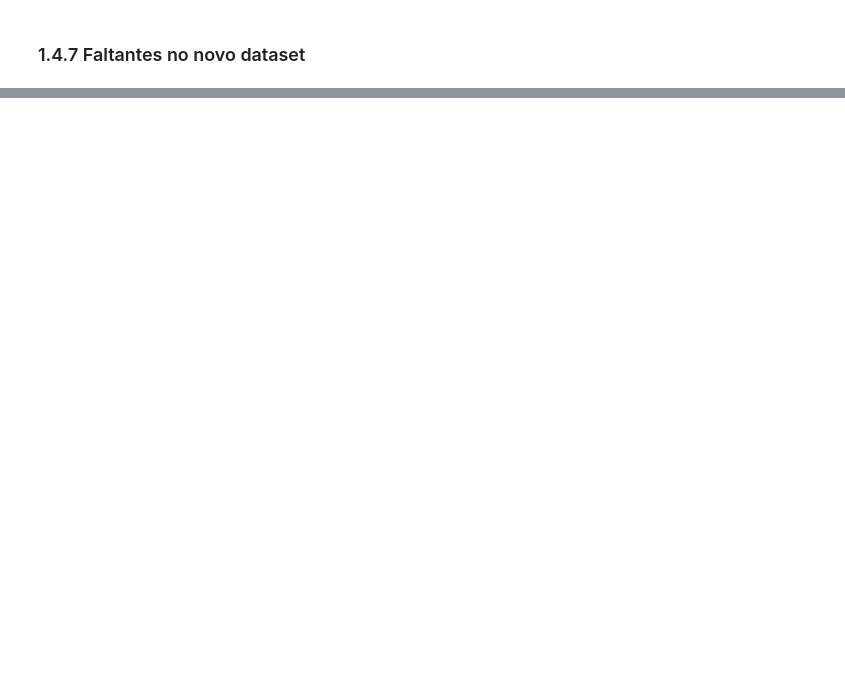
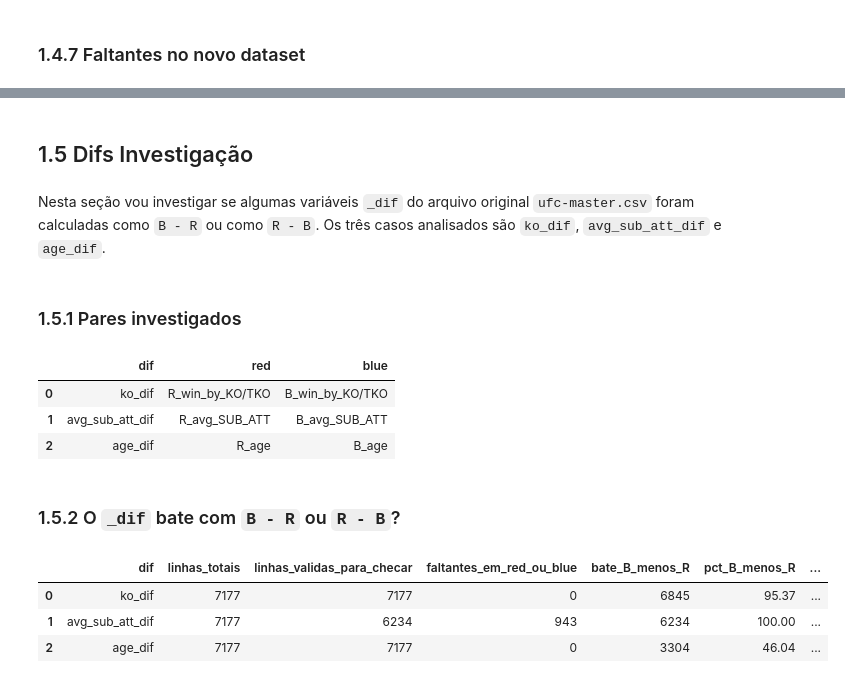
Before and after one commit to joaopjpc/UFSCIENCE, a Jupyter notebook: UFC_first_clean_data.ipynb, the cells around one changed output, grey strips where cells are left out. Drawn from its saved outputs; the diff is of its cells as text; code cells hidden in the pictures; blank space fills up the shorter version.

Commit message:
Mudança - Extraindo variaveis 'dif' por uma investigação que mostrou inconsistencias

```diff
--- a/UFC_first_clean_data.ipynb
+++ b/UFC_first_clean_data.ipynb
@@ -640,2 +616,63 @@ faltantes_por_ano = (
 | B_avg_TD_pct | 3 | 0.11 |
 | R_avg_TD_pct | 3 | 0.11 |
+# %% [markdown]
+## 1.5 Difs Investigação
+# %% [markdown]
+Nesta seção vou investigar se algumas variáveis `_dif` do arquivo original `ufc-master.csv` foram calculadas como `B - R` ou como `R - B`. Os três casos analisados são `ko_dif`, `avg_sub_att_dif` e `age_dif`.
+# %% [markdown]
+### 1.5.1 Pares investigados
+# %%
+import numpy as np
+
+df_master = pd.read_csv('ufc-master.csv', parse_dates=['date'])
+
+pares_dif = [
+    {'dif': 'ko_dif', 'red': 'R_win_by_KO/TKO', 'blue': 'B_win_by_KO/TKO'},
+    {'dif': 'avg_sub_att_dif', 'red': 'R_avg_SUB_ATT', 'blue': 'B_avg_SUB_ATT'},
+    {'dif': 'age_dif', 'red': 'R_age', 'blue': 'B_age'},
+]
+
+pd.DataFrame(pares_dif)
+# %% [output]
+|  | dif | red | blue |
+| 0 | ko_dif | R_win_by_KO/TKO | B_win_by_KO/TKO |
+| 1 | avg_sub_att_dif | R_avg_SUB_ATT | B_avg_SUB_ATT |
+| 2 | age_dif | R_age | B_age |
+# %% [markdown]
+### 1.5.2 O `_dif` bate com `B - R` ou `R - B`?
+# %%
+linhas_resumo = []
+
+for par in pares_dif:
+    dif = par['dif']
+    red = par['red']
+    blue = par['blue']
+
+    dados = df_master[[dif, red, blue]].copy()
+    dados_validos = dados.dropna(subset=[dif, red, blue])
+
+    b_menos_r = dados_validos[blue] - dados_validos[red]
+    r_menos_b = dados_validos[red] - dados_validos[blue]
+
+    bate_b_menos_r = np.isclose(dados_validos[dif], b_menos_r, atol=1e-3)
+    bate_r_menos_b = np.isclose(dados_validos[dif], r_menos_b, atol=1e-3)
+
+    linhas_resumo.append({
+        'dif': dif,
+        'linhas_totais': len(df_master),
+        'linhas_validas_para_checar': len(dados_validos),
+        'faltantes_em_red_ou_blue': len(df_master) - len(dados_validos),
+        'bate_B_menos_R': int(bate_b_menos_r.sum()),
+        'pct_B_menos_R': round(bate_b_menos_r.mean() * 100, 2),
+        'bate_R_menos_B': int(bate_r_menos_b.sum()),
+        'pct_R_menos_B': round(bate_r_menos_b.mean() * 100, 2),
+        'nao_bate_B_menos_R': int((~bate_b_menos_r).sum()),
+    })
+
+resumo_difs = pd.DataFrame(linhas_resumo)
+resumo_difs
+# %% [output]
+|  | dif | linhas_totais | linhas_validas_para_checar | faltantes_em_red_ou_blue | bate_B_menos_R | pct_B_menos_R | ... |
+| 0 | ko_dif | 7177 | 7177 | 0 | 6845 | 95.37 | ... |
+| 1 | avg_sub_att_dif | 7177 | 6234 | 943 | 6234 | 100.00 | ... |
+| 2 | age_dif | 7177 | 7177 | 0 | 3304 | 46.04 | ... |
```
Also changed, not shown: parts of 21 cells of this notebook, 2 other files.
